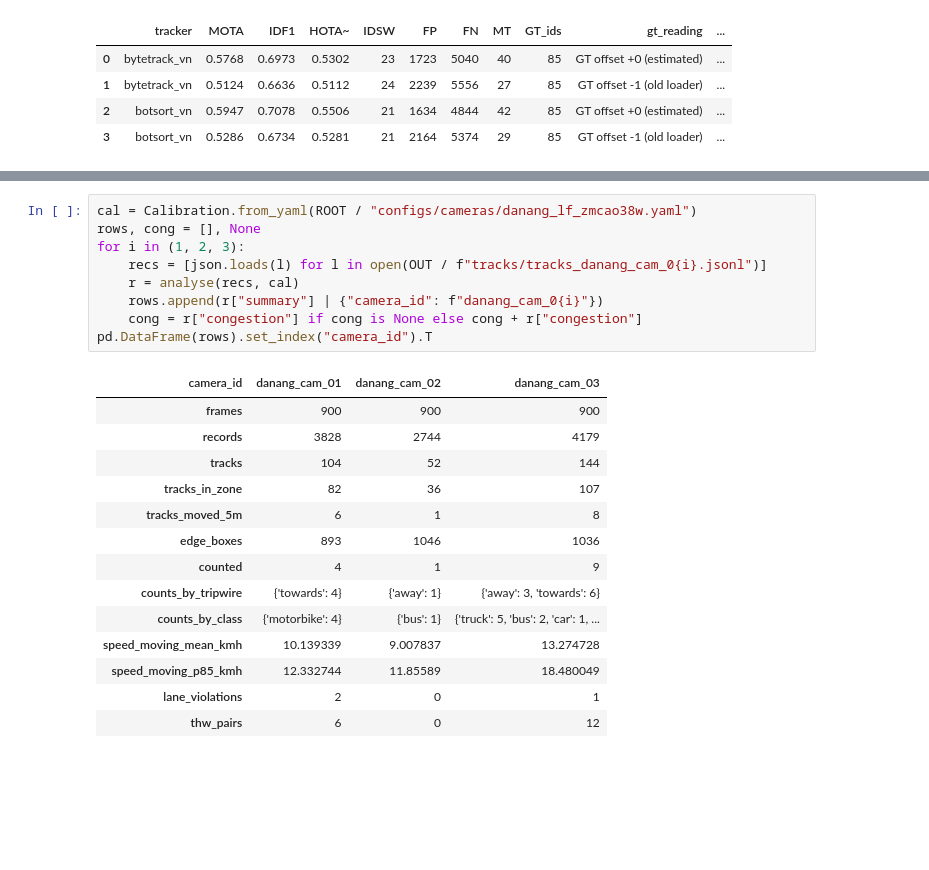
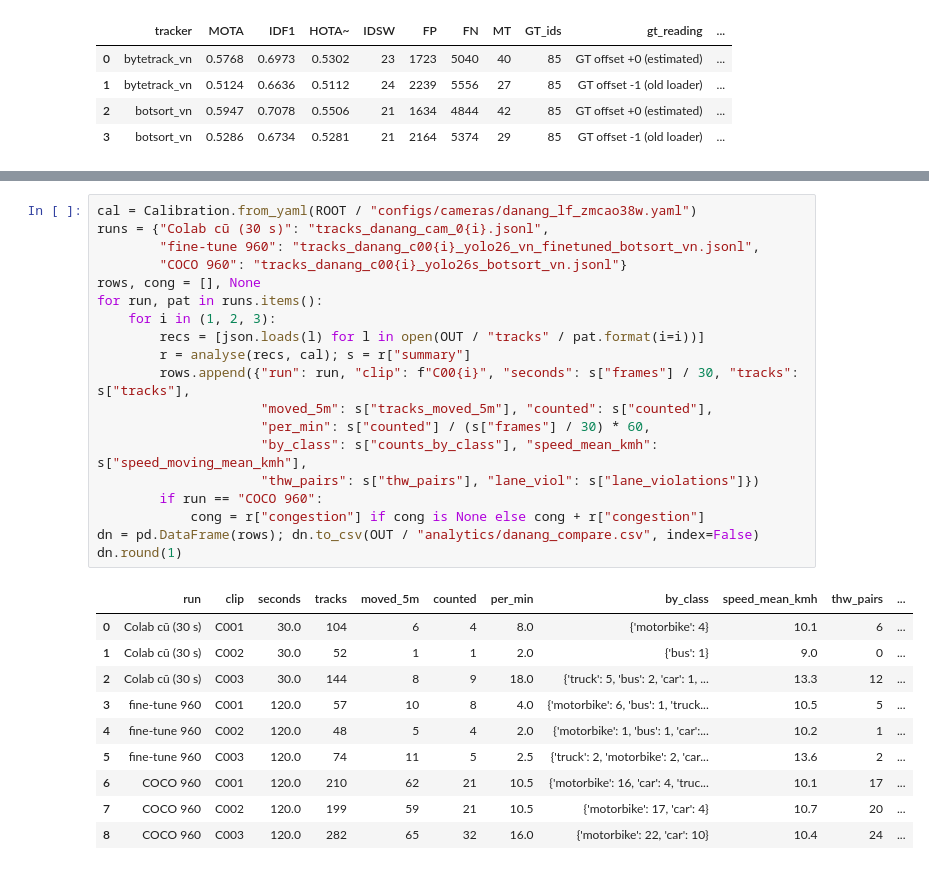
Before and after one commit to xuanday/BEV-CV_261, a Jupyter notebook: Pipeline_Evaluation.ipynb, the cells around one changed output, grey strips where cells are left out. Saved outputs shown, nothing was run; the diff lists cells and outputs as text; blank space fills up the shorter version.

```diff
--- a/Pipeline_Evaluation.ipynb
+++ b/Pipeline_Evaluation.ipynb
@@ -123,27 +128,33 @@ Dùng tracks đã chạy trên Colab (YOLO26 fine-tune + ByteTrack, 900 frame m
 # %%
 cal = Calibration.from_yaml(ROOT / "configs/cameras/danang_lf_zmcao38w.yaml")
+runs = {"Colab cũ (30 s)": "tracks_danang_cam_0{i}.jsonl",
+        "fine-tune 960": "tracks_danang_c00{i}_yolo26_vn_finetuned_botsort_vn.jsonl",
+        "COCO 960": "tracks_danang_c00{i}_yolo26s_botsort_vn.jsonl"}
 rows, cong = [], None
-for i in (1, 2, 3):
-    recs = [json.loads(l) for l in open(OUT / f"tracks/tracks_danang_cam_0{i}.jsonl")]
-    r = analyse(recs, cal)
-    rows.append(r["summary"] | {"camera_id": f"danang_cam_0{i}"})
-    cong = r["congestion"] if cong is None else cong + r["congestion"]
-pd.DataFrame(rows).set_index("camera_id").T
+for run, pat in runs.items():
+    for i in (1, 2, 3):
+        recs = [json.loads(l) for l in open(OUT / "tracks" / pat.format(i=i))]
+        r = analyse(recs, cal); s = r["summary"]
+        rows.append({"run": run, "clip": f"C00{i}", "seconds": s["frames"] / 30, "tracks": s["tracks"],
+                     "moved_5m": s["tracks_moved_5m"], "counted": s["counted"],
+                     "per_min": s["counted"] / (s["frames"] / 30) * 60,
+                     "by_class": s["counts_by_class"], "speed_mean_kmh": s["speed_moving_mean_kmh"],
+                     "thw_pairs": s["thw_pairs"], "lane_viol": s["lane_violations"]})
+        if run == "COCO 960":
+            cong = r["congestion"] if cong is None else cong + r["congestion"]
+dn = pd.DataFrame(rows); dn.to_csv(OUT / "analytics/danang_compare.csv", index=False)
+dn.round(1)
 # %% [output]
-| camera_id | danang_cam_01 | danang_cam_02 | danang_cam_03 |
-| frames | 900 | 900 | 900 |
-| records | 3828 | 2744 | 4179 |
-| tracks | 104 | 52 | 144 |
-| tracks_in_zone | 82 | 36 | 107 |
-| tracks_moved_5m | 6 | 1 | 8 |
-| edge_boxes | 893 | 1046 | 1036 |
-| counted | 4 | 1 | 9 |
-| counts_by_tripwire | {'towards': 4} | {'away': 1} | {'away': 3, 'towards': 6} |
-| counts_by_class | {'motorbike': 4} | {'bus': 1} | {'truck': 5, 'bus': 2, 'car': 1, ... |
-| speed_moving_mean_kmh | 10.139339 | 9.007837 | 13.274728 |
-| speed_moving_p85_kmh | 12.332744 | 11.85589 | 18.480049 |
-| lane_violations | 2 | 0 | 1 |
-| thw_pairs | 6 | 0 | 12 |
+|  | run | clip | seconds | tracks | moved_5m | counted | per_min | by_class | speed_mean_kmh | thw_pairs | ... |
+| 0 | Colab cũ (30 s) | C001 | 30.0 | 104 | 6 | 4 | 8.0 | {'motorbike': 4} | 10.1 | 6 | ... |
+| 1 | Colab cũ (30 s) | C002 | 30.0 | 52 | 1 | 1 | 2.0 | {'bus': 1} | 9.0 | 0 | ... |
+| 2 | Colab cũ (30 s) | C003 | 30.0 | 144 | 8 | 9 | 18.0 | {'truck': 5, 'bus': 2, 'car': 1, ... | 13.3 | 12 | ... |
+| 3 | fine-tune 960 | C001 | 120.0 | 57 | 10 | 8 | 4.0 | {'motorbike': 6, 'bus': 1, 'truck... | 10.5 | 5 | ... |
+| 4 | fine-tune 960 | C002 | 120.0 | 48 | 5 | 4 | 2.0 | {'motorbike': 1, 'bus': 1, 'car':... | 10.2 | 1 | ... |
+| 5 | fine-tune 960 | C003 | 120.0 | 74 | 11 | 5 | 2.5 | {'truck': 2, 'motorbike': 2, 'car... | 13.6 | 2 | ... |
+| 6 | COCO 960 | C001 | 120.0 | 210 | 62 | 21 | 10.5 | {'motorbike': 16, 'car': 4, 'truc... | 10.1 | 17 | ... |
+| 7 | COCO 960 | C002 | 120.0 | 199 | 59 | 21 | 10.5 | {'motorbike': 17, 'car': 4} | 10.7 | 20 | ... |
+| 8 | COCO 960 | C003 | 120.0 | 282 | 65 | 32 | 16.0 | {'motorbike': 22, 'car': 10} | 10.4 | 24 | ... |
 # %%
 bev = cal.warp_bev(cv2.imread(str(OUT / "calib/danang_bg.jpg")))
 heat = cv2.applyColorMap(np.uint8(255 * cong / cong.max()), cv2.COLORMAP_JET); m = cong > 0.02 * cong.max()
```
Also changed, not shown: parts of 5 cells of this notebook, 47 other files.
